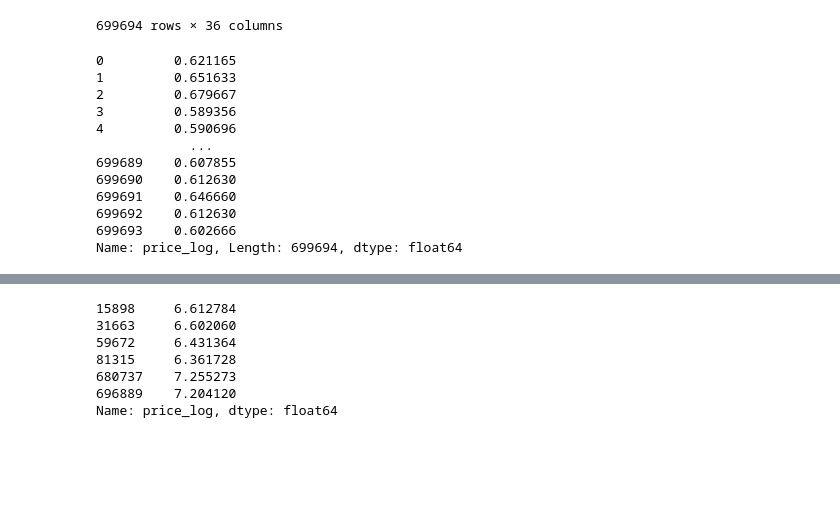
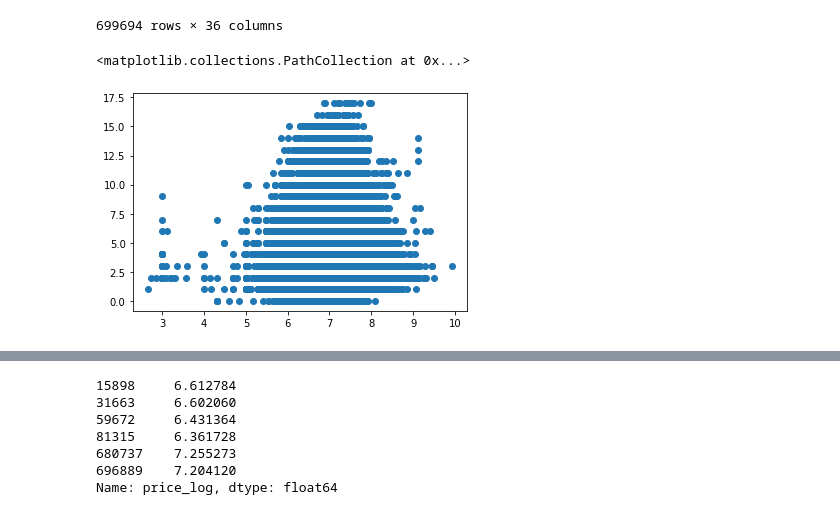
Before and after one commit to habroptilus/ds-monorepo, a Jupyter notebook: projects/house_price/eda.ipynb, the cells around one changed output, grey strips where cells are left out. Drawn from its saved outputs; the diff is of its cells as text; code cells hidden in the pictures; blank space fills up the shorter version.

```diff
--- a/projects/house_price/eda.ipynb
+++ b/projects/house_price/eda.ipynb
@@ -18,18 +18,9 @@ train
 | 699692 | id_12088997 | 千葉県 | 千葉県船橋市 | 千葉県船橋市海神町南 | 船橋 | 19.0 | ３ＬＤＫ | 65.0 | 平成8年 | ... |
 | 699693 | id_12010481 | 千葉県 | 千葉県千葉市美浜区 | 千葉県千葉市美浜区幸町 | 千葉みなと | 9.0 | ３ＬＤＫ | 70.0 | 昭和50年 | ... |
 699694 rows × 36 columns
-# %%
-(train["price_log"]-train["price_log"].min())/(train["price_log"].max()-train["price_log"].min())
-# %% [output]
-0         0.621165
-1         0.651633
-2         0.679667
-3         0.589356
-4         0.590696
-            ...
-699689    0.607855
-699690    0.612630
-699691    0.646660
-699692    0.612630
-699693    0.602666
-Name: price_log, Length: 699694, dtype: float64
+# %%
+import matplotlib.pyplot as plt
+plt.scatter(train["price_log"],train["null_count"])
+# %% [output]
+<matplotlib.collections.PathCollection at 0x...>
+[figure, added]
```
Also changed, not shown: parts of 1 cell of this notebook, 15 other files.
